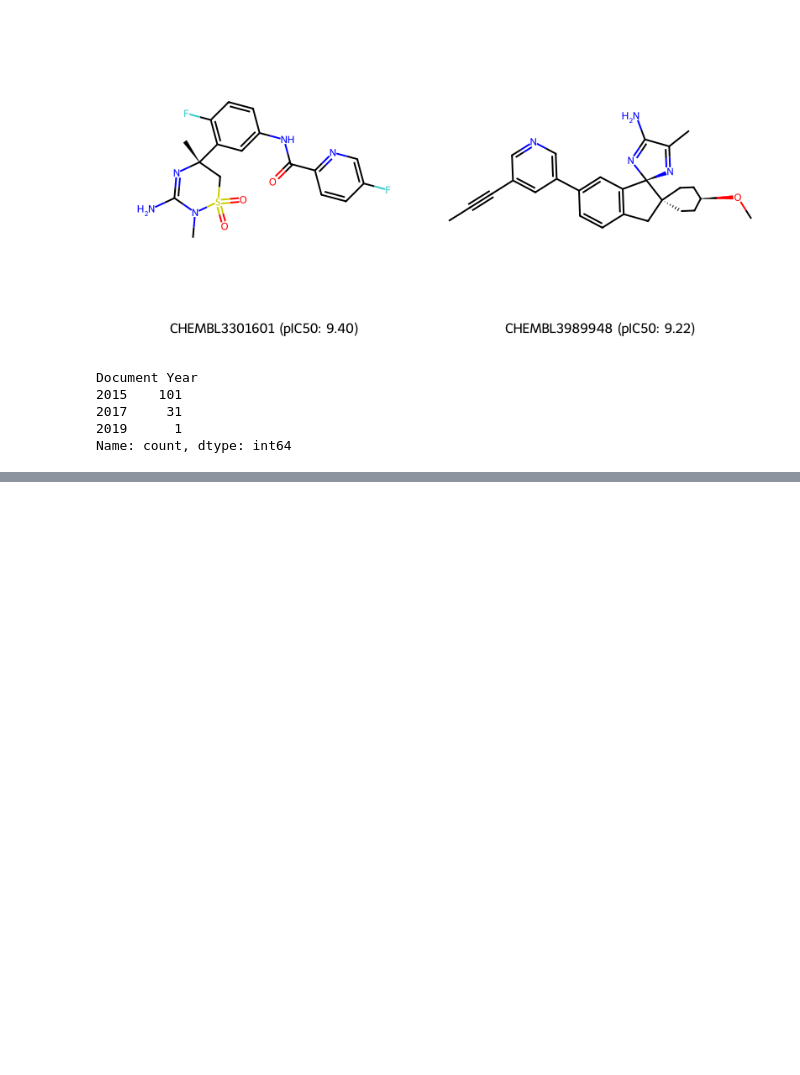
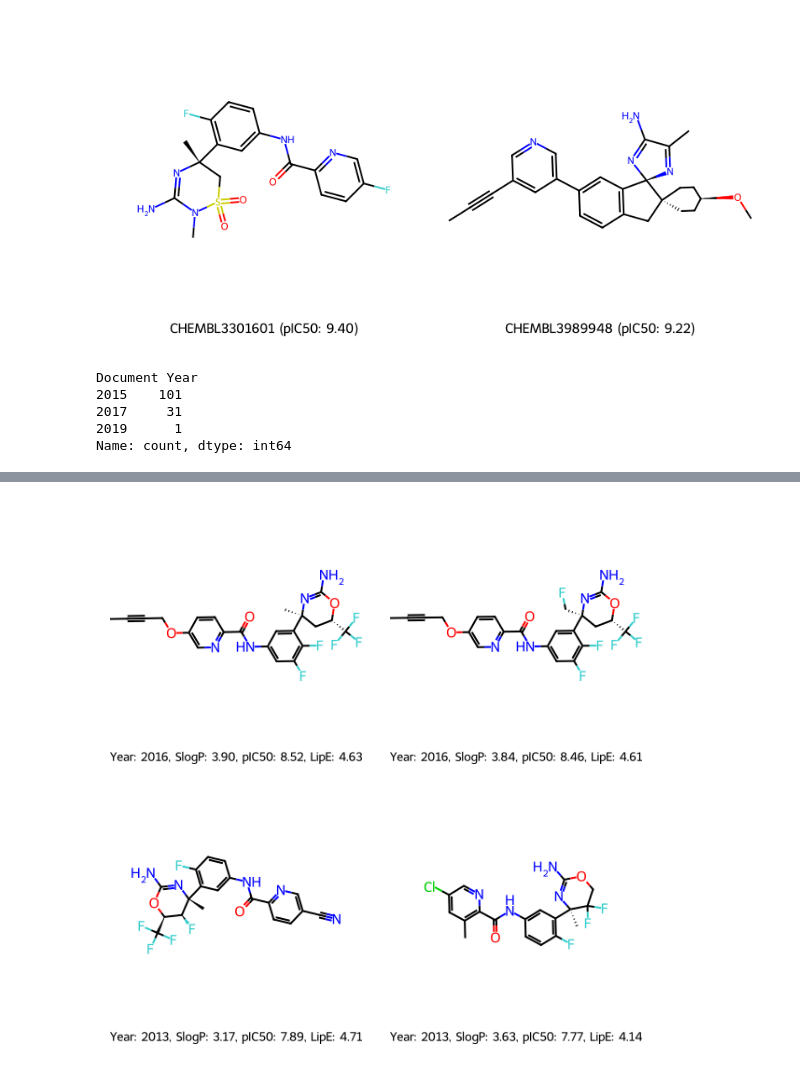
Before and after one commit to Daniphantom99/AW, a Jupyter notebook: BACE1_DS_Activity_wall.ipynb, the cells around one changed output, grey strips where cells are left out. Drawn from its saved outputs; the diff is of its cells as text; code cells hidden in the pictures; blank space fills up the shorter version.

```diff
--- a/BACE1_DS_Activity_wall.ipynb
+++ b/BACE1_DS_Activity_wall.ipynb
@@ -1157,0 +1162,69 @@ Passing `palette` without assigning `hue` is deprecated and will be removed in v
+# %%
+import pandas as pd
+from rdkit import Chem
+from rdkit.Chem import Draw
+
+scaffold_5_smiles = scaffolds_counts.iloc[1]["Scaffold SMILES"]
+
+df_scaffold_5 = database_potency[
+    database_potency["scaffolds_smiles"] == scaffold_5_smiles
+].copy()
+
+
+columna_año = "Document Year"
+columna_mol_smiles = "Smiles"
+columna_slogp = "SlogP"
+columna_ic50 = "pIC50"
+columna_lipe = "LipE"
+columna_id_mol = "Molecule ChEMBL ID"
+
+
+df_por_año = df_scaffold_5.groupby(columna_año).head(2).reset_index(drop=True)
+
+años_a_incluir = df_por_año[columna_año].unique()[:4]
+
+df_4_años = df_por_año[df_por_año[columna_año].isin(años_a_incluir)].reset_index(drop=True)
+
+
+df_4_años = df_scaffold_5.groupby(columna_año).head(2).reset_index()
+df_4_años = df_4_años.head(4)
+
+
+moleculas_a_dibujar = []
+leyendas = []
+
+for idx, fila in df_4_años.iterrows():
+    smiles = fila[columna_mol_smiles]
+    año = fila[columna_año]
+    slogp = fila[columna_slogp]
+    ic50 = fila[columna_ic50]
+    lipe = fila[columna_lipe]
+    id_mol = fila[columna_id_mol]
+
+    mol = Chem.MolFromSmiles(str(smiles))
+    if mol is not None:
+        moleculas_a_dibujar.append(mol)
+
+        # La magia ocurre aquí con el formato {:.2f} que fuerza 2 decimales
+        leyendas.append(
+            f"Year: {int(año)}, SlogP: {slogp:.2f}, pIC50: {ic50:.2f}, LipE: {lipe:.2f}"
+        )
+
+
+drawer_options = Draw.MolDrawOptions()
+drawer_options.legendFontSize = 16
+drawer_options.baseFontSize = 1.2
+drawer_options.bondLineWidth = 2
+
+
+top = Draw.MolsToGridImage(
+    moleculas_a_dibujar,
+    molsPerRow=2,
+    subImgSize=(300, 300),
+    legends=leyendas,
+    drawOptions=drawer_options,
+)
+
+top
+# %% [output]
+[figure, added]
```
Also changed, not shown: parts of 5 cells of this notebook.
